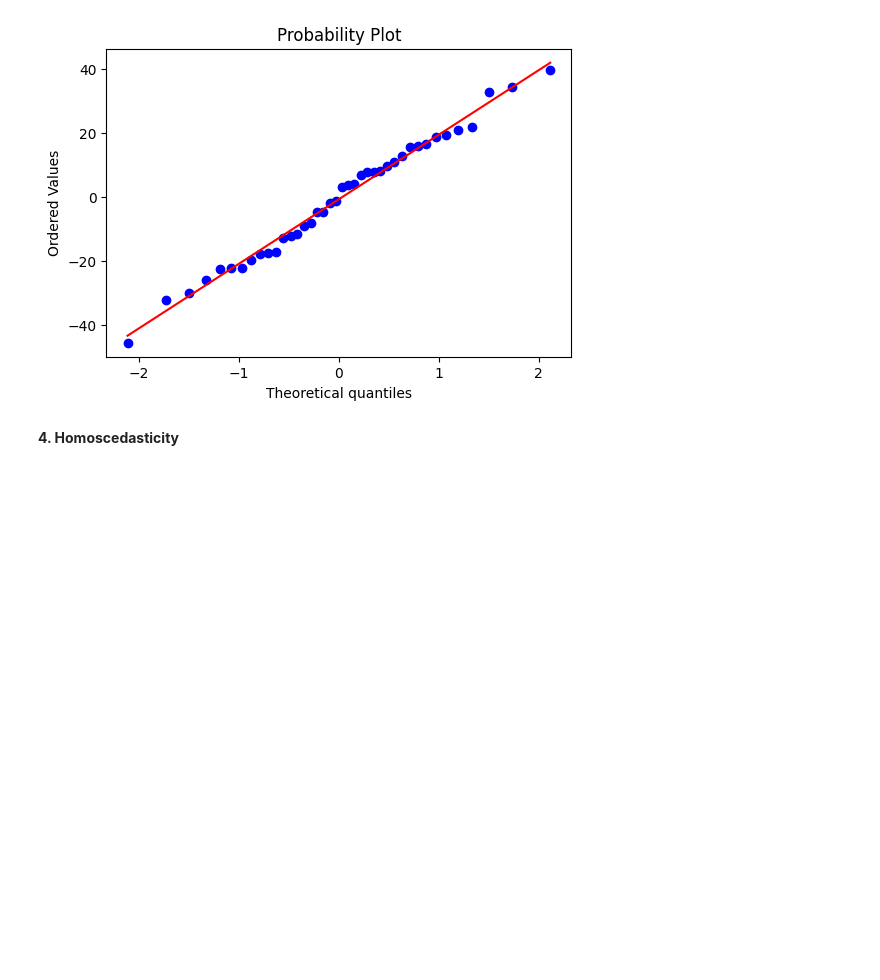
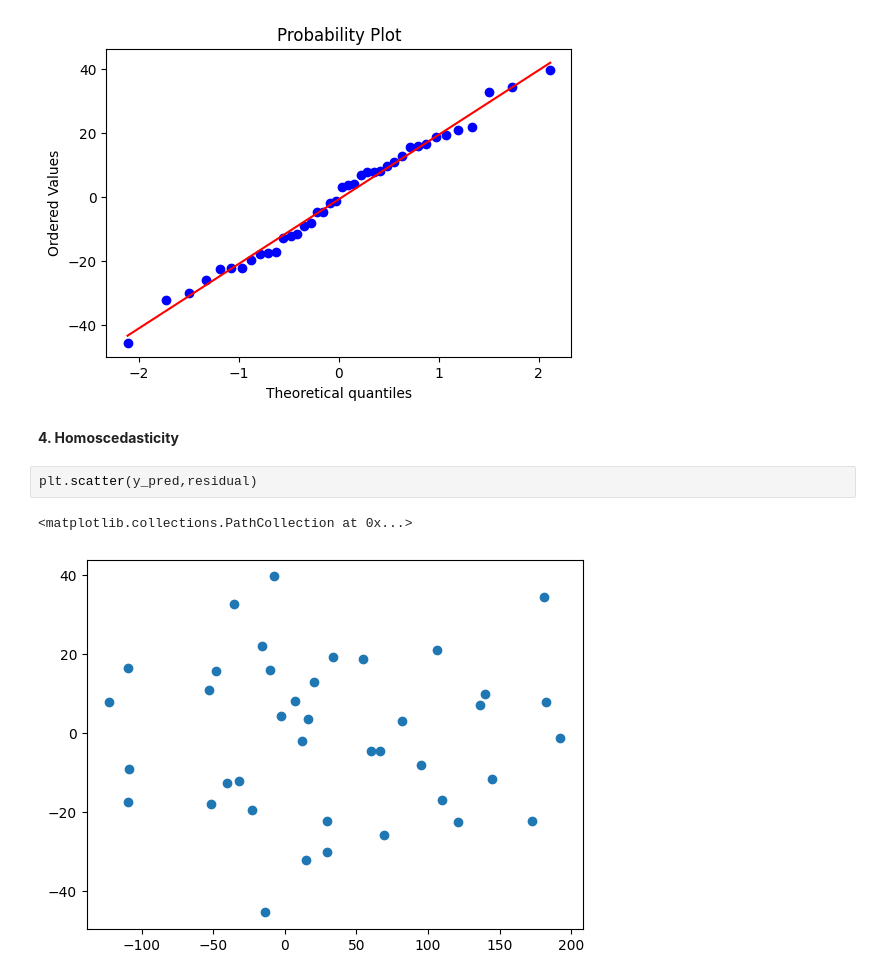
Before and after one commit to ajaykumar080286/MachineLearning, a Jupyter notebook: Assumption_of_Linear_Regresssion.ipynb, the cells around one changed output. Cells and saved outputs as stored; diff of their text form; blank space fills up the shorter version.

```diff
--- a/Assumption_of_Linear_Regresssion.ipynb
+++ b/Assumption_of_Linear_Regresssion.ipynb
@@ -92,3 +92,8 @@ plt.show()
 [figure]
 # %% [markdown]
 **4. Homoscedasticity**
+# %%
+plt.scatter(y_pred,residual)
+# %% [output]
+<matplotlib.collections.PathCollection at 0x...>
+[figure, added]
```
Also changed, not shown: parts of 2 cells of this notebook.
